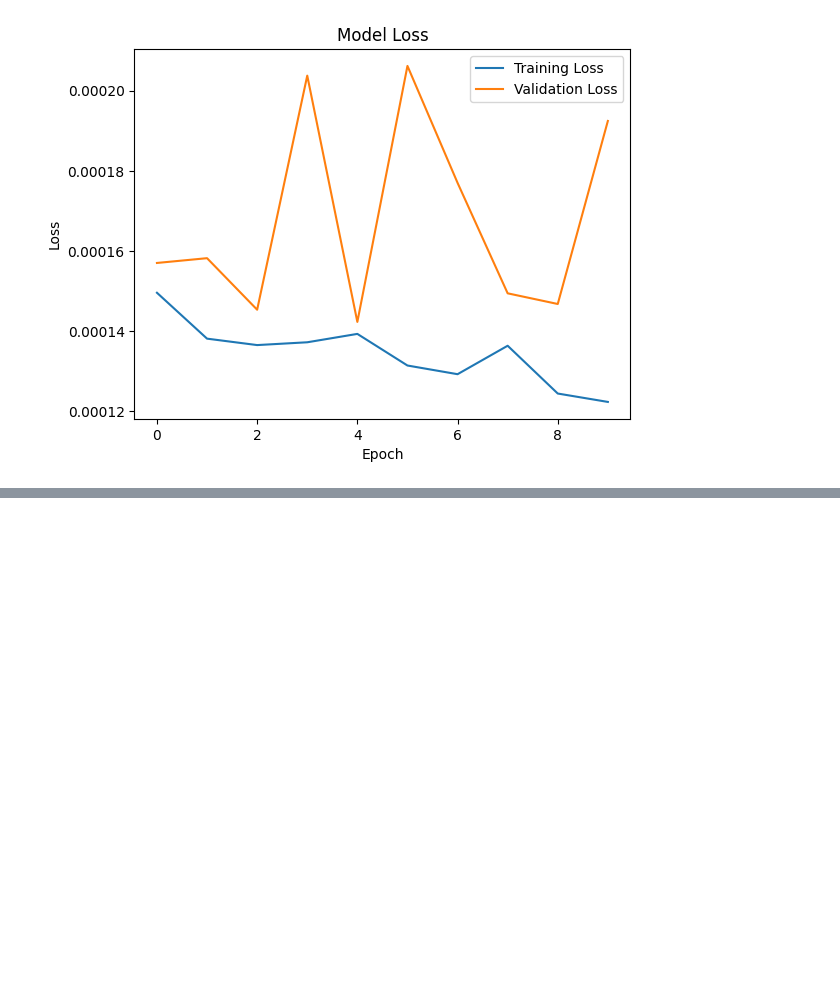
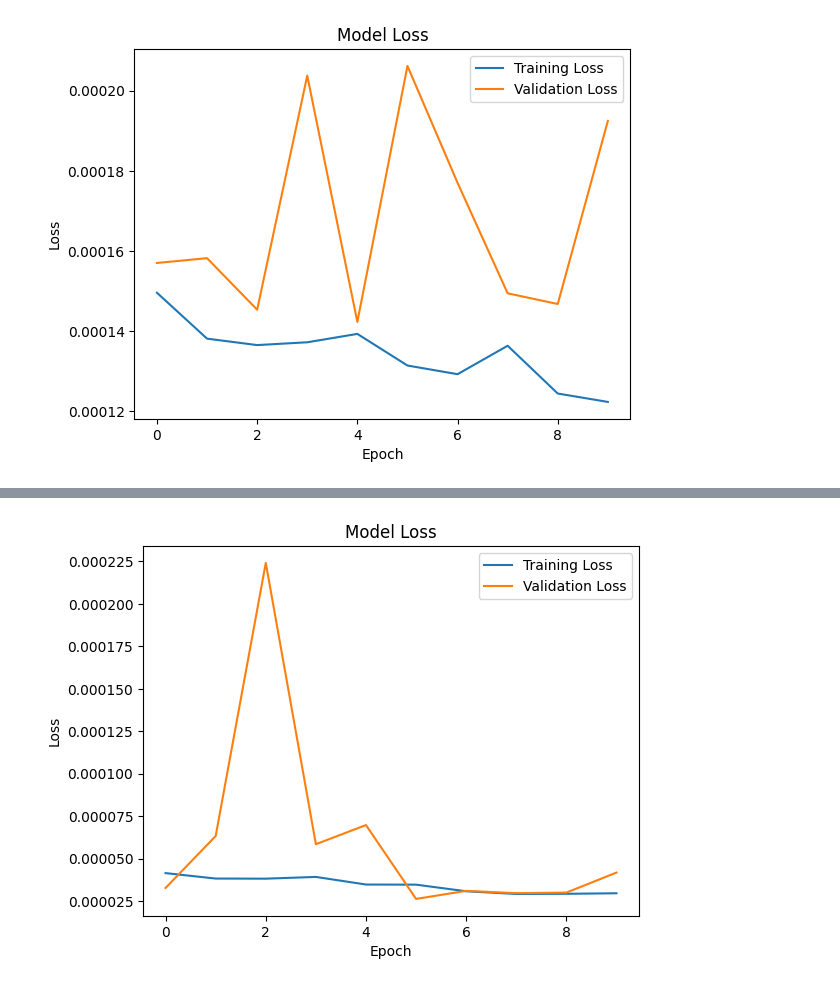
Before and after one commit to AdamChoong0095/NUS-Stock-Data, a Jupyter notebook: Stock_price_prediction.ipynb, the cells around one changed output, grey strips where cells are left out. Cells and saved outputs as stored; diff of their text form; code cells hidden in the pictures; blank space fills up the shorter version.

```diff
--- a/Stock_price_prediction.ipynb
+++ b/Stock_price_prediction.ipynb
@@ -291,0 +341,7 @@ Epoch 10/10
+# %%
+model = Sequential()
+# %%
+model.add(LSTM(units=50,return_sequences=True,input_shape=(X_train.shape[1], 1)))
+model.add(LSTM(units=50))
+model.add(Dense(units=1))
+model.compile(optimizer='adam',loss='mean_squared_error')
@@ -291,0 +418,14 @@ Epoch 10/10
+# %%
+# Train the model with validation split
+history = model.fit(X_train, y_train, epochs=10, batch_size=32, validation_split=0.2)
+
+
+# Plot training & validation loss values
+plt.plot(history.history['loss'], label='Training Loss')
+plt.plot(history.history['val_loss'], label='Validation Loss')
+plt.title('Model Loss')
+plt.xlabel('Epoch')
+plt.ylabel('Loss')
+plt.legend(loc='upper right')
+plt.show()
+# %% [output]
@@ -291,0 +452 @@ Epoch 10/10
+[figure, added]
```
Also changed, not shown: parts of 18 cells of this notebook.
